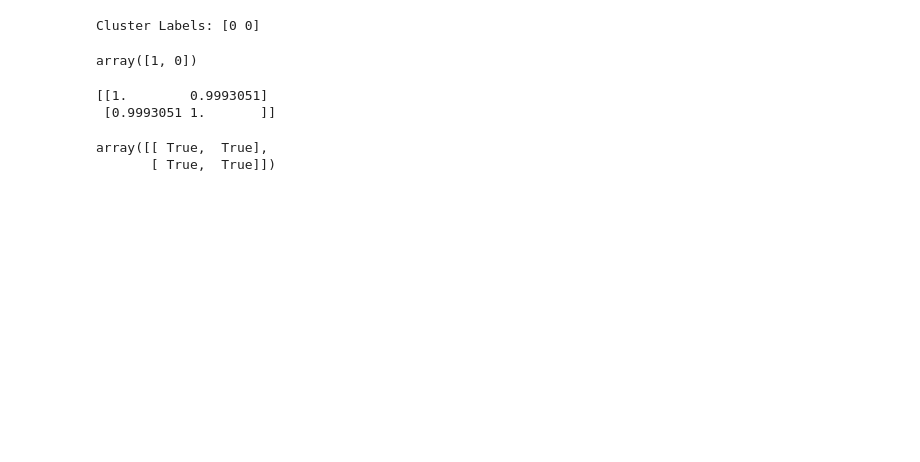
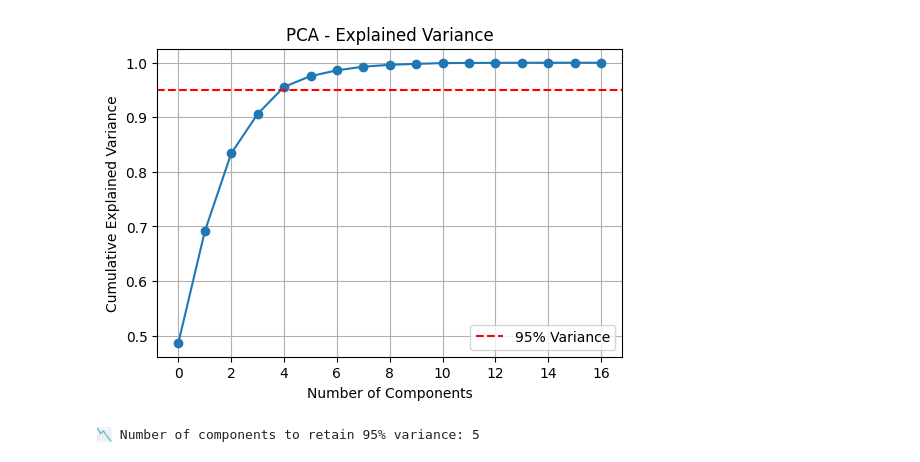
Before and after one commit to Manav1011/signal_processing, a Jupyter notebook: step1-test.ipynb, the cells around one changed output. Saved outputs shown, nothing was run; the diff lists cells and outputs as text; code cells hidden in the pictures; blank space fills up the shorter version.

```diff
--- a/step1-test.ipynb
+++ b/step1-test.ipynb
@@ -42,0 +25,17 @@ Manhattan distance: 161.018886647
+# %%
+def rms_normalization(audio, target_rms=0.1):
+    """
+    Normalize the audio signal to a fixed RMS (Root Mean Square) value.
+
+    Args:
+        audio (numpy array): Input audio waveform.
+        target_rms (float): Target RMS level.
+
+    Returns:
+        y_norm (numpy array): RMS-normalized audio waveform.
+    """
+    rms = np.sqrt(np.mean(audio**2))  # Compute current RMS
+    scaling_factor = target_rms / (rms + 1e-10)  # Avoid division by zero
+    y_norm = audio * scaling_factor  # Scale audio to match target RMS
+
+    return y_norm
@@ -43,3 +128,5 @@ Manhattan distance: 161.018886647
+# %%
+X = np.array(X)
 # %%
 scaler = StandardScaler()
 X_scaled = scaler.fit_transform(X)
@@ -105,34 +152,26 @@ array([[0.        , 0.00053418, 0.00053418, 0.00053418, 0.        ],
-# %%
-
-# Run DBSCAN with precomputed cosine distances
-dbscan = DBSCAN(eps=0.001, min_samples=2, metric='precomputed')
-labels = dbscan.fit_predict(cosine_dist)
-
-print("Cluster Labels:", labels)
-# %% [output]
-Cluster Labels: [0 0]
-# %%
-from sklearn.cluster import AgglomerativeClustering
-from sklearn.metrics.pairwise import cosine_distances
-
-distance_matrix = cosine_distances(X)
-model = AgglomerativeClustering(n_clusters=None, distance_threshold=0.001, metric='precomputed', linkage='average')
-labels = model.fit_predict(distance_matrix)
-labels
-# %% [output]
-array([1, 0])
-# %%
-from sklearn.metrics.pairwise import cosine_similarity
-
-sim = cosine_similarity(X)
-print(sim)
-
-# Apply a threshold to determine same/different environment
-threshold = 0.995
-is_similar = sim > threshold
-is_similar
-# %% [output]
-[[1.        0.9993051]
- [0.9993051 1.       ]]
-array([[ True,  True],
-       [ True,  True]])
+# %%
+from sklearn.decomposition import PCA
+import matplotlib.pyplot as plt
+import numpy as np
+
+# Assume X_scaled is your scaled (standardized) 1024-dim embeddings
+pca = PCA()
+X_pca = pca.fit_transform(X_scaled)
+
+# Plot explained variance
+plt.figure(figsize=(6, 4))
+plt.plot(np.cumsum(pca.explained_variance_ratio_), marker='o')
+plt.xlabel('Number of Components')
+plt.ylabel('Cumulative Explained Variance')
+plt.title('PCA - Explained Variance')
+plt.grid(True)
+plt.axhline(y=0.95, color='r', linestyle='--', label='95% Variance')
+plt.legend()
+plt.show()
+
+# Get number of components to retain 95% variance
+n_components_95 = np.argmax(np.cumsum(pca.explained_variance_ratio_) >= 0.95) + 1
+print(f"📉 Number of components to retain 95% variance: {n_components_95}")
+# %% [output]
+[figure, added]
+📉 Number of components to retain 95% variance: 5
```
Also changed, not shown: parts of 15 cells of this notebook, 2 other files.
